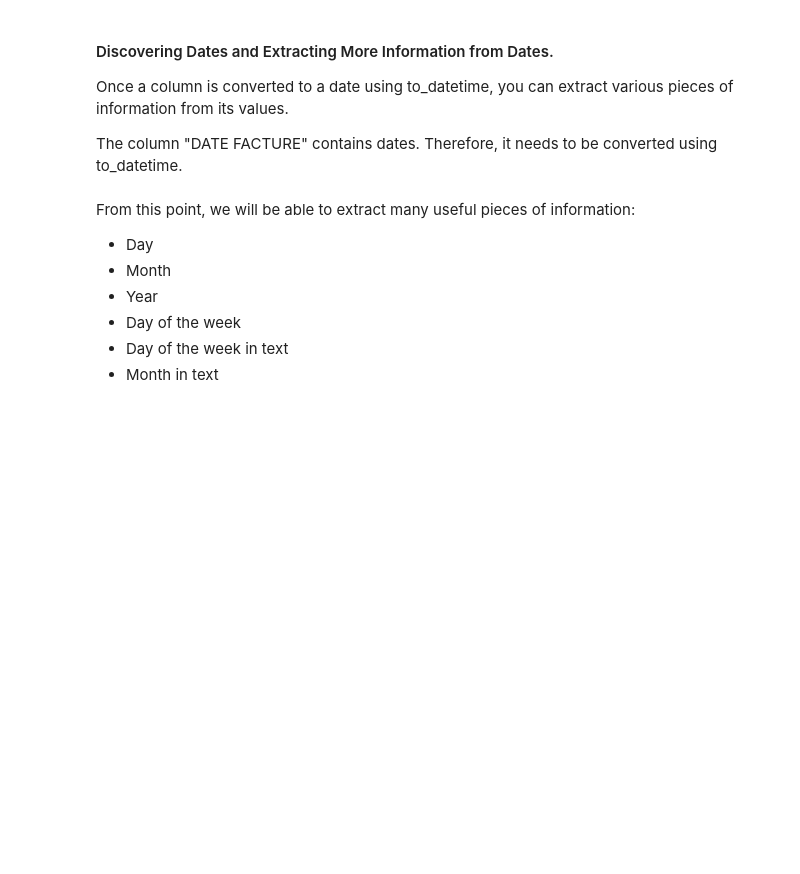
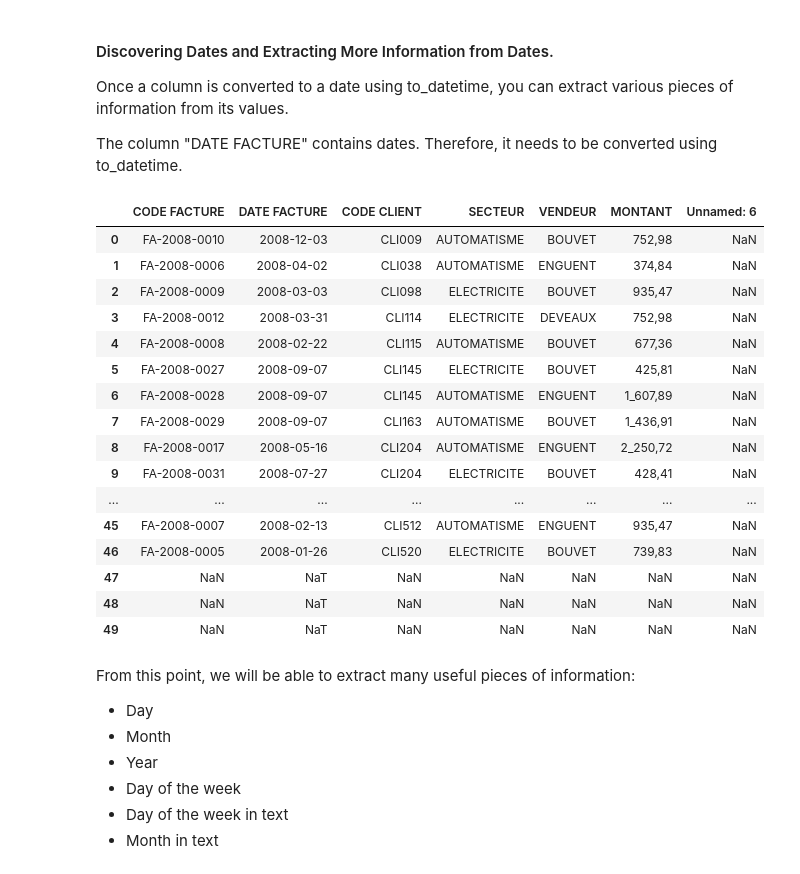
Before and after one commit to Marpioux/machine_learning_tryout, a Jupyter notebook: Lab1/IKSEM_Students_Lab1_24-25.ipynb, the cells around one changed output. Saved outputs shown, nothing was run; the diff lists cells and outputs as text; code cells hidden in the pictures; blank space fills up the shorter version.

```diff
--- a/Lab1/IKSEM_Students_Lab1_24-25.ipynb
+++ b/Lab1/IKSEM_Students_Lab1_24-25.ipynb
@@ -549,3 +618,7 @@ Part 5: Your Turn Again
 - Explore the VenteAgence dataset.
 
 - Repeat all the data exploration steps.
+# %%
+vente = read_csv("C:/Users/marius.pingaud/OneDrive - BERGER-LEVRAULT/Bureau/Sorbonne/M2/ML/machine_learning_tryout/Lab1/Datasets/VentesAgence.csv", delimiter=';', header=0)
+vente.shape
+vente.columns
@@ -556,7 +633,26 @@ Once a column is converted to a date using to_datetime, you can extract various
 
 The column "DATE FACTURE" contains dates. Therefore, it needs to be converted using to_datetime.
 # %%
-#dfFactures['DATE FACTURE'] = pnd.to_datetime(dfFactures['DATE FACTURE'])
+vente['DATE FACTURE'] = to_datetime(vente['DATE FACTURE'], format='mixed')
+vente
+# %% [output]
+|  | CODE FACTURE | DATE FACTURE | CODE CLIENT | SECTEUR | VENDEUR | MONTANT | Unnamed: 6 |
+| 0 | FA-2008-0010 | 2008-12-03 | CLI009 | AUTOMATISME | BOUVET | 752,98 | NaN |
+| 1 | FA-2008-0006 | 2008-04-02 | CLI038 | AUTOMATISME | ENGUENT | 374,84 | NaN |
+| 2 | FA-2008-0009 | 2008-03-03 | CLI098 | ELECTRICITE | BOUVET | 935,47 | NaN |
+| 3 | FA-2008-0012 | 2008-03-31 | CLI114 | ELECTRICITE | DEVEAUX | 752,98 | NaN |
+| 4 | FA-2008-0008 | 2008-02-22 | CLI115 | AUTOMATISME | BOUVET | 677,36 | NaN |
+| 5 | FA-2008-0027 | 2008-09-07 | CLI145 | ELECTRICITE | BOUVET | 425,81 | NaN |
+| 6 | FA-2008-0028 | 2008-09-07 | CLI145 | AUTOMATISME | ENGUENT | 1_607,89 | NaN |
+| 7 | FA-2008-0029 | 2008-09-07 | CLI163 | AUTOMATISME | BOUVET | 1_436,91 | NaN |
+| 8 | FA-2008-0017 | 2008-05-16 | CLI204 | AUTOMATISME | ENGUENT | 2_250,72 | NaN |
+| 9 | FA-2008-0031 | 2008-07-27 | CLI204 | ELECTRICITE | BOUVET | 428,41 | NaN |
+| ... | ... | ... | ... | ... | ... | ... | ... |
+| 45 | FA-2008-0007 | 2008-02-13 | CLI512 | AUTOMATISME | ENGUENT | 935,47 | NaN |
+| 46 | FA-2008-0005 | 2008-01-26 | CLI520 | ELECTRICITE | BOUVET | 739,83 | NaN |
+| 47 | NaN | NaT | NaN | NaN | NaN | NaN | NaN |
+| 48 | NaN | NaT | NaN | NaN | NaN | NaN | NaN |
+| 49 | NaN | NaT | NaN | NaN | NaN | NaN | NaN |
 # %% [markdown]
 From this point, we will be able to extract many useful pieces of information:
 - Day
```
Also changed, not shown: parts of 9 cells of this notebook.
